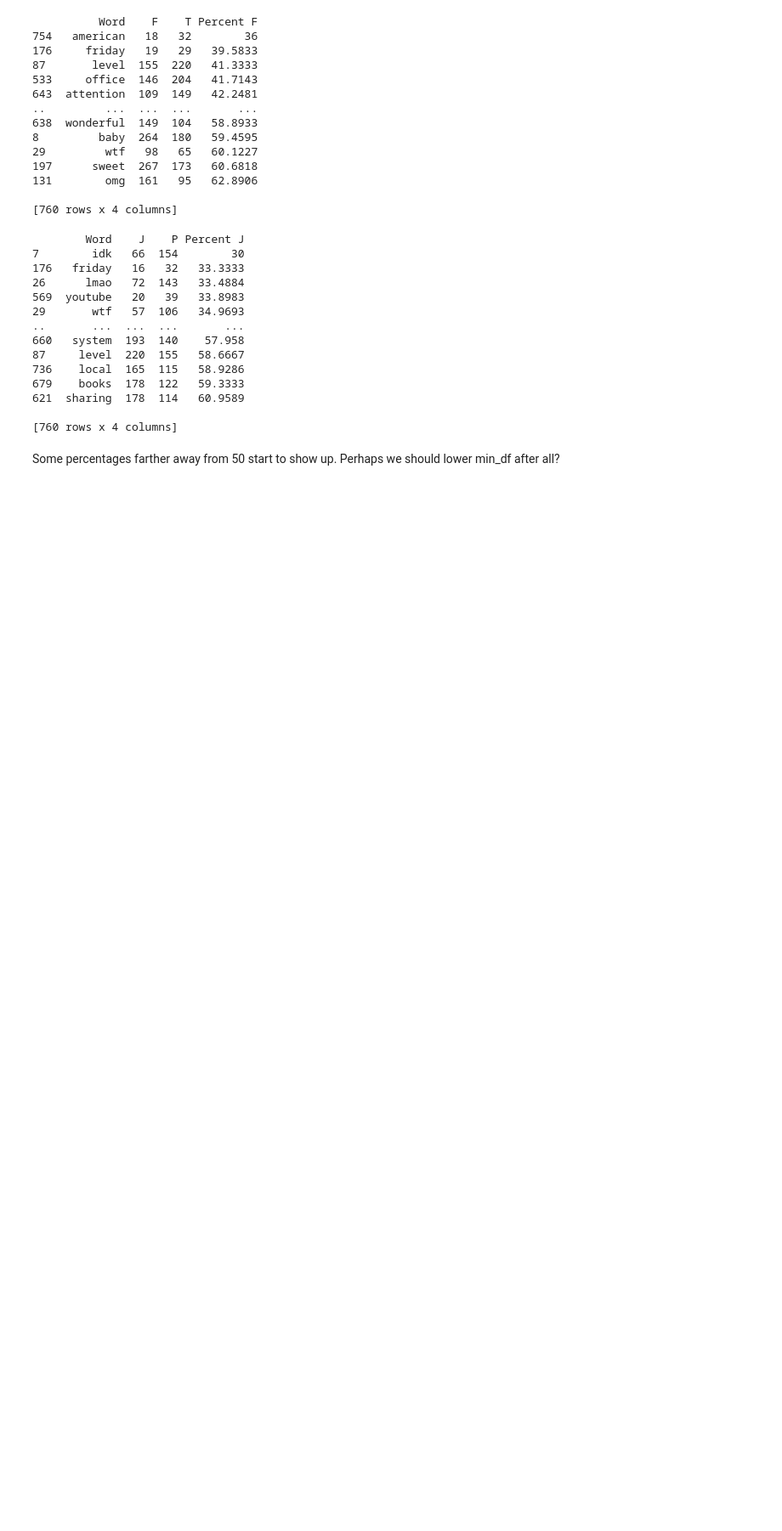
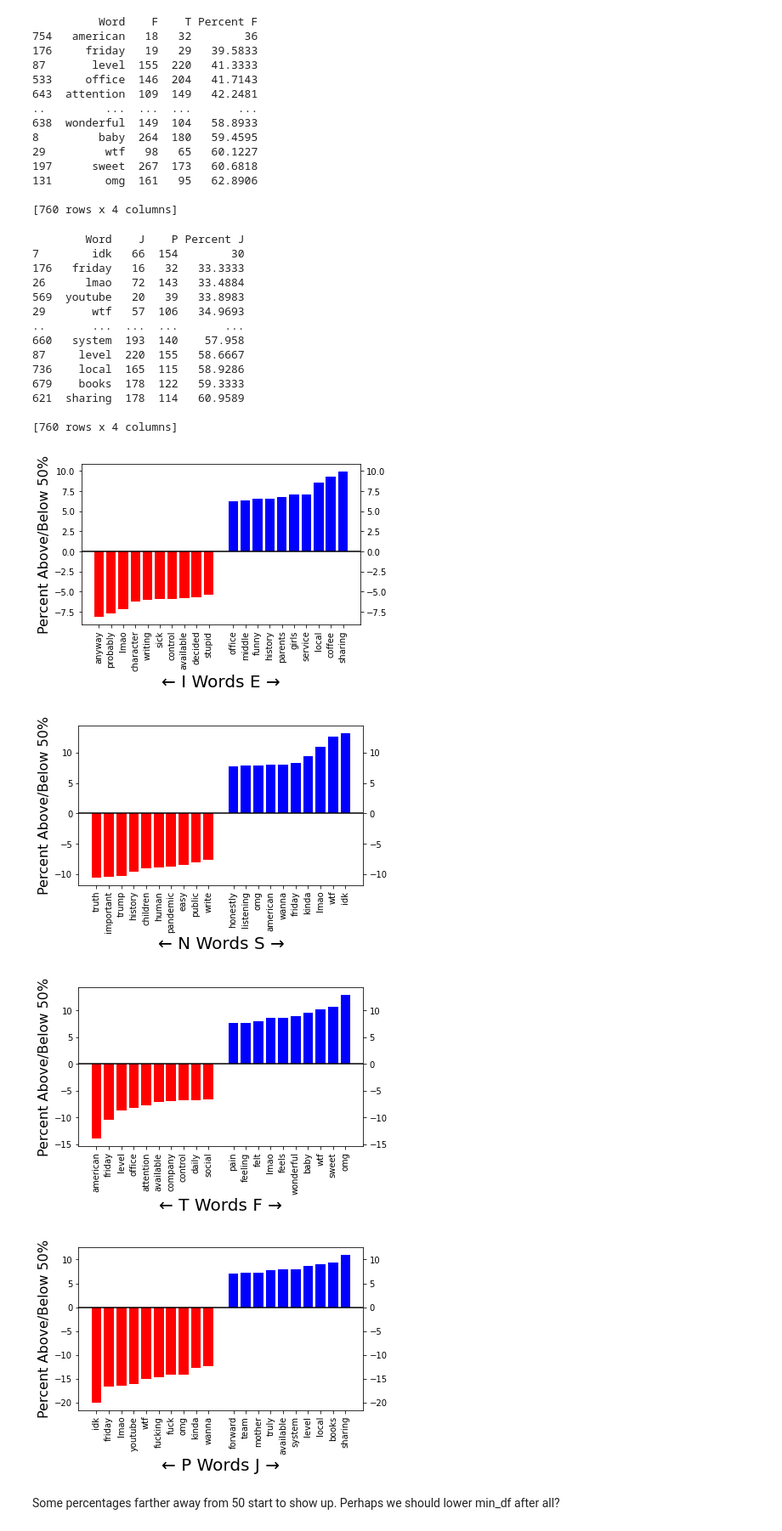
Before and after one commit to BarrettNB/Twitter_MBTI_predictor, a Jupyter notebook: 2_EDA.ipynb, the cells around one changed output. Shown: that part at 85% size. Cells and saved outputs as stored; diff of their text form; code cells hidden in the pictures; blank space fills up the shorter version.

Commit message:
Add charts of top words

```diff
--- a/2_EDA.ipynb
+++ b/2_EDA.ipynb
@@ -357,6 +357,41 @@ print(unique_words_JP)
 621  sharing  178  114   60.9589
 
 [760 rows x 4 columns]
+# %%
+def plot_top_words(unique_words, letters):
+    # Get the first 10 and last 10 words on the axis
+    m_top = 10
+    n = unique_words.shape[0]
+    word_slice = np.r_[0:m_top, n-m_top:n]
+    to_plot = unique_words.iloc[word_slice]
+    x = np.arange(to_plot.shape[0]+1)
+    y = to_plot.iloc[:,-1].to_numpy()-50
+    y = np.insert(y, m_top, 0)
+    word_slice = np.insert(word_slice, m_top, m_top)
+    words_top_bottom = unique_words.iloc[word_slice]['Word']\
+        .drop(index=unique_words.index[m_top])
+
+    # Plot them
+    fig, ax = plt.subplots()
+    ax.bar(x[y<0], y[y<0], color='r')
+    ax.bar(x[y>0], y[y>0], color='b')
+    ax.axhline(c='k')
+    ax.set_xticks(np.delete(x, m_top))
+    ax.set_xticklabels(words_top_bottom, rotation=90)
+    ax.set_xlabel(f'← {letters[1]} Words {letters[0]} →', fontsize=20)
+    ax.set_ylabel('Percent Above/Below 50%', fontsize=16)
+    ax.tick_params(right=True, labelright=True) #for easier reading
+    plt.tight_layout()
+# %%
+for i in range(4):
+    unique_words = [unique_words_EI, unique_words_SN,
+                    unique_words_FT, unique_words_JP][i]
+    plot_top_words(unique_words, letters[i])
+# %% [output]
+[figure, added]
+[figure, added]
+[figure, added]
+[figure, added]
 # %% [markdown]
 Some percentages farther away from 50 start to show up. Perhaps we should
 lower min_df after all?
```
Also changed, not shown: parts of 1 cell of this notebook, 1 other file.
